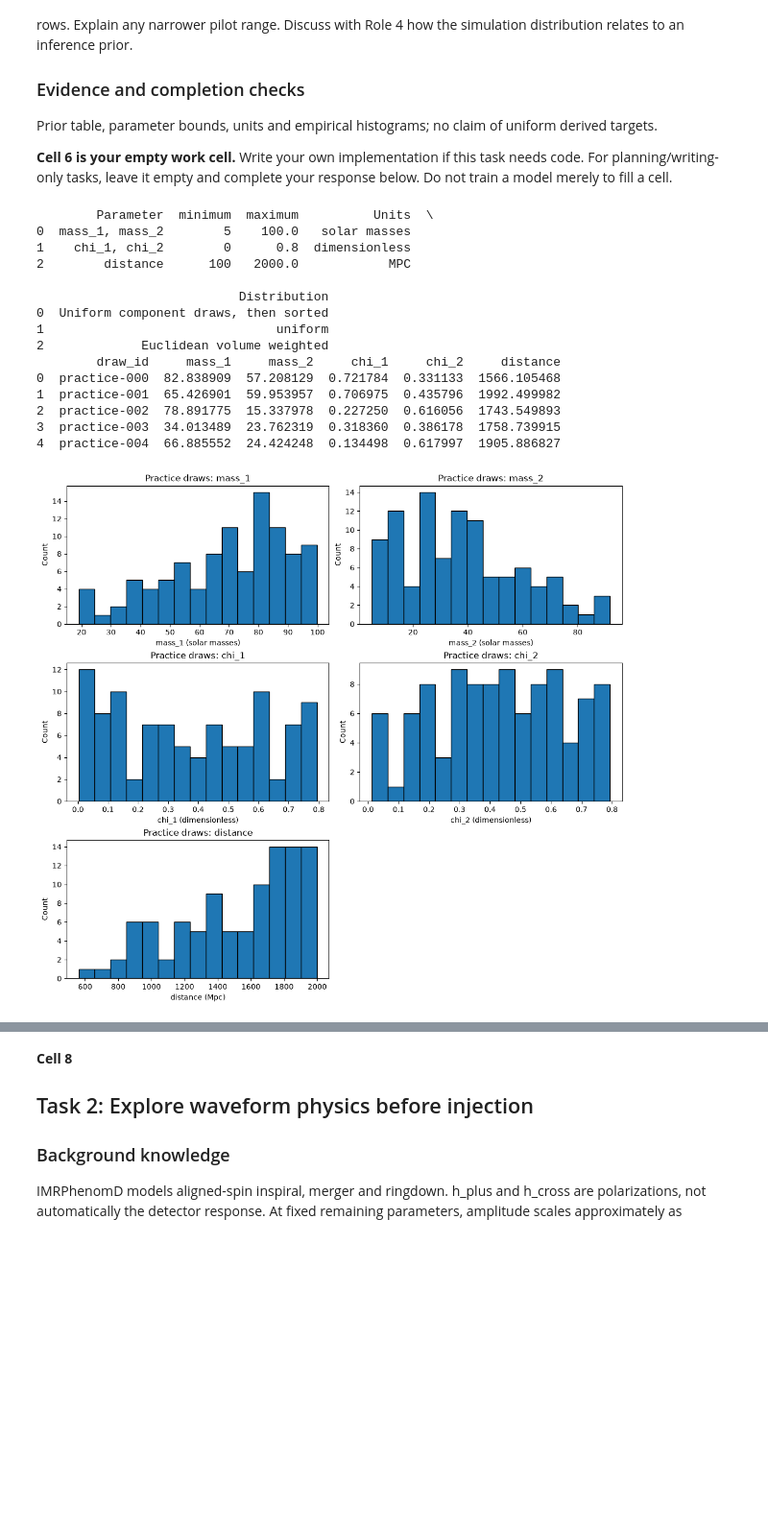
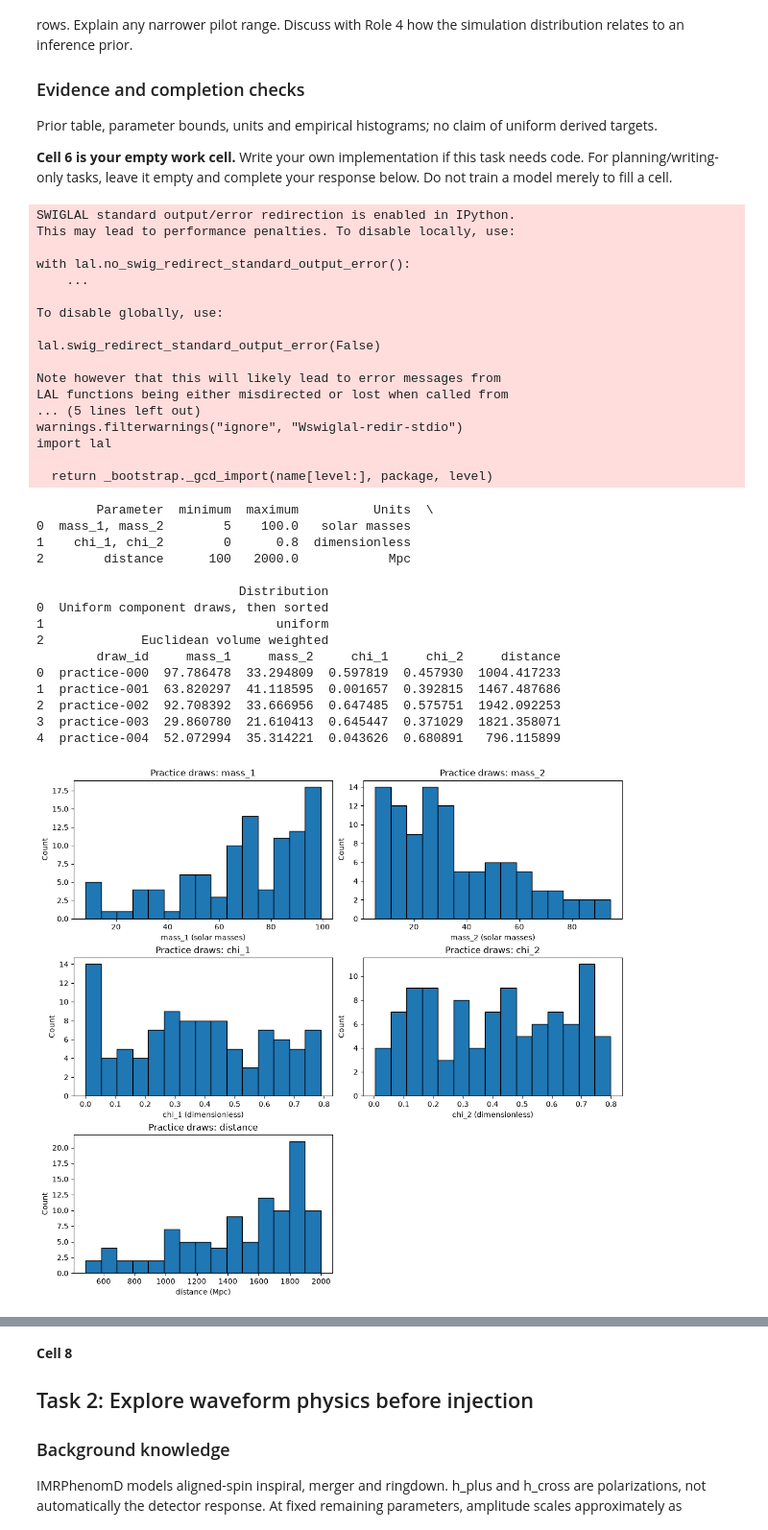
Before and after one commit to alilordifar/ligo-parameter-inference, a Jupyter notebook: notebooks/milestone_preprocessing_roles/02_simulations_labels_and_selection.ipynb, the cells around one changed output, grey strips where cells are left out. Shown at 96% size. Cells and saved outputs as stored; diff of their text form; code cells hidden in the pictures; blank space fills up the shorter version.

```diff
--- a/notebooks/milestone_preprocessing_roles/02_simulations_labels_and_selection.ipynb
+++ b/notebooks/milestone_preprocessing_roles/02_simulations_labels_and_selection.ipynb
@@ -75,14 +75,13 @@ from pycbc.waveform import get_td_waveform
 import warnings
 warnings.filterwarnings("ignore", "Wswiglal-redir-stdio")
 
-
 SOLAR_MASS_RANGE = (5,100)
 SPIN_RANGE = (0, 0.8)
 DISTANCE_RANGE = (100, 2000)
 SEED = 1234
 N_PRACTICE_DRAWS = 100
 
-random = np.random.default_rng(SEED)
+rng = np.random.default_rng(SEED)
 
 '''
 Create the priors table
@@ -92,7 +91,7 @@ priors_table = {
     'Parameter': ['mass_1, mass_2', 'chi_1, chi_2', 'distance'],
     'minimum': [5,0,100],
     'maximum': [100,0.8,2000],
-    'Units': ['solar masses', 'dimensionless', 'MPC'],
+    'Units': ['solar masses', 'dimensionless', 'Mpc'],
     'Distribution': ['Uniform component draws, then sorted', 'uniform', 'Euclidean volume weighted']
 }
 
@@ -103,8 +102,8 @@ print(priors_table_df)
 Mass Function
 '''
 
-def sample_mass(n:int, minimum:int, maximum:int) -> np.array:
-    return  np.random.uniform(low=minimum,high=maximum,size = n)
+def sample_mass(n:int, minimum:int, maximum:int) -> np.ndarray:
+    return  rng.uniform(low=minimum,high=maximum,size = n)
 
 raw_m_1 = sample_mass(N_PRACTICE_DRAWS, SOLAR_MASS_RANGE[0], SOLAR_MASS_RANGE[1])
 raw_m_2 = sample_mass(N_PRACTICE_DRAWS, SOLAR_MASS_RANGE[0], SOLAR_MASS_RANGE[1])
@@ -122,7 +121,7 @@ Spin Function
 '''
 
 def sample_chi(n:int, minimum:int, maximum:int): #chi = dimensionless spins
-    return  np.random.uniform(low=minimum,high=maximum,size = n)
+    return  rng.uniform(low=minimum,high=maximum,size = n)
 
 chi_1 = sample_chi(N_PRACTICE_DRAWS, SPIN_RANGE[0], SPIN_RANGE[1])
 chi_2 = sample_chi(N_PRACTICE_DRAWS, SPIN_RANGE[0], SPIN_RANGE[1])
@@ -135,7 +134,7 @@ Distance Function
 '''
 
 def sample_distance(n:int, minimum:int, maximum:int):
-    u = np.random.uniform(0,1, size=n)
+    u = rng.uniform(0,1, size=n)
     return np.cbrt((u*(maximum**3 - minimum**3)) + minimum**3)
 
 distance = sample_distance(N_PRACTICE_DRAWS, DISTANCE_RANGE[0], DISTANCE_RANGE[1])
@@ -148,7 +147,7 @@ Parameter Table
 '''
 
 params = {
-    "draw_id": [f"practice-{i:03d}" for i in range(N_PRACTICE_DRAWS)],
+    "draw_id": [f"practice-{index:03d}" for index in range(N_PRACTICE_DRAWS)],
     'mass_1': mass_1,
     'mass_2': mass_2,
     'chi_1': chi_1,
@@ -173,48 +172,65 @@ plot_columns = [
 
 figure, axes = plt.subplots(
     3,
     2,
     figsize=(11, 10),
     constrained_layout=True,
 )
 
 units = {
     "mass_1": "solar masses",
     "mass_2": "solar masses",
     "chi_1": "dimensionless",
     "chi_2": "dimensionless",
     "distance": "Mpc",
 }
 
 for axis, column in zip(axes.flat, plot_columns):
     axis.hist(
         parameter_table[column],
         bins=15,
         edgecolor="black",
     )
     axis.set_title(f"Practice draws: {column}")
     axis.set_xlabel(f"{column} ({units[column]})")
     axis.set_ylabel("Count")
 
 axes.flat[-1].axis("off")
 plt.show()
 # %% [output]
-        Parameter  minimum  maximum          Units  \
-0  mass_1, mass_2        5    100.0   solar masses
-1    chi_1, chi_2        0      0.8  dimensionless
-2        distance      100   2000.0            MPC
+SWIGLAL standard output/error redirection is enabled in IPython.
+This may lead to performance penalties. To disable locally, use:
 
-                           Distribution
-0  Uniform component draws, then sorted
-1                               uniform
-2             Euclidean volume weighted
-        draw_id     mass_1     mass_2     chi_1     chi_2     distance
-0  practice-000  82.838909  57.208129  0.721784  0.331133  1566.105468
-1  practice-001  65.426901  59.953957  0.706975  0.435796  1992.499982
-2  practice-002  78.891775  15.337978  0.227250  0.616056  1743.549893
-3  practice-003  34.013489  23.762319  0.318360  0.386178  1758.739915
-4  practice-004  66.885552  24.424248  0.134498  0.617997  1905.886827
+with lal.no_swig_redirect_standard_output_error():
+    ...
+
+To disable globally, use:
+
+lal.swig_redirect_standard_output_error(False)
+
+Note however that this will likely lead to error messages from
+LAL functions being either misdirected or lost when called from
+... (5 lines left out)
+warnings.filterwarnings("ignore", "Wswiglal-redir-stdio")
+import lal
+
+  return _bootstrap._gcd_import(name[level:], package, level)
+        Parameter  minimum  maximum          Units  \
+0  mass_1, mass_2        5    100.0   solar masses
+1    chi_1, chi_2        0      0.8  dimensionless
+2        distance      100   2000.0            Mpc
+
+                           Distribution
+0  Uniform component draws, then sorted
+1                               uniform
+2             Euclidean volume weighted
+        draw_id     mass_1     mass_2     chi_1     chi_2     distance
+0  practice-000  97.786478  33.294809  0.597819  0.457930  1004.417233
+1  practice-001  63.820297  41.118595  0.001657  0.392815  1467.487686
+2  practice-002  92.708392  33.666956  0.647485  0.575751  1942.092253
+3  practice-003  29.860780  21.610413  0.645447  0.371029  1821.358071
+4  practice-004  52.072994  35.314221  0.043626  0.680891   796.115899
-[figure, old version]
+[figure, new version]
 # %% [markdown]
 **Cell 7**
 
```
Also changed, not shown: parts of 12 cells of this notebook.
